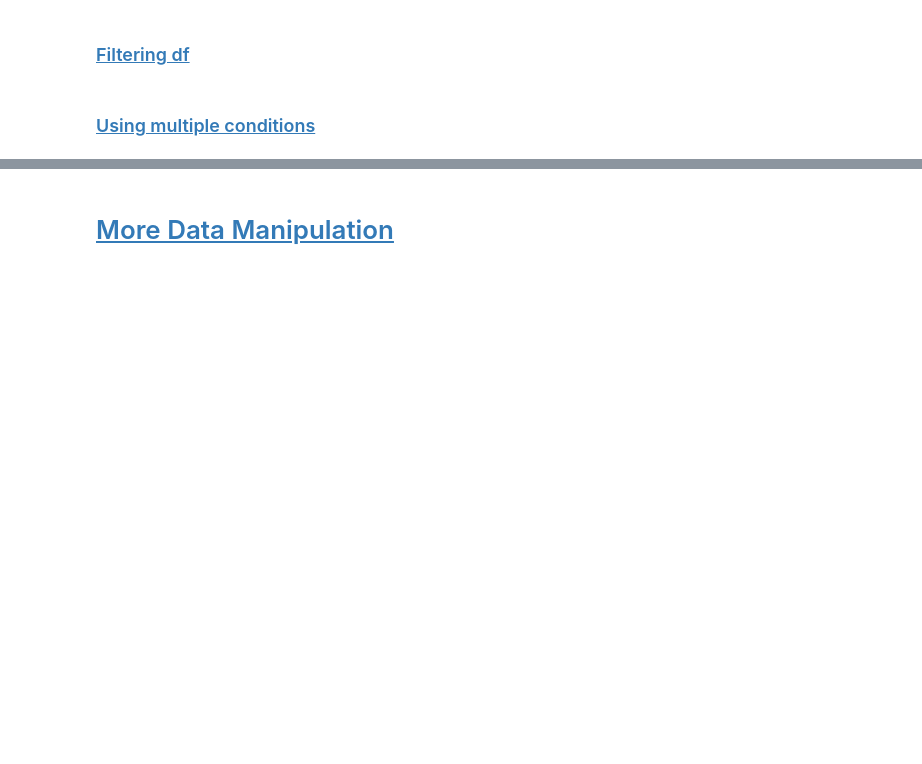
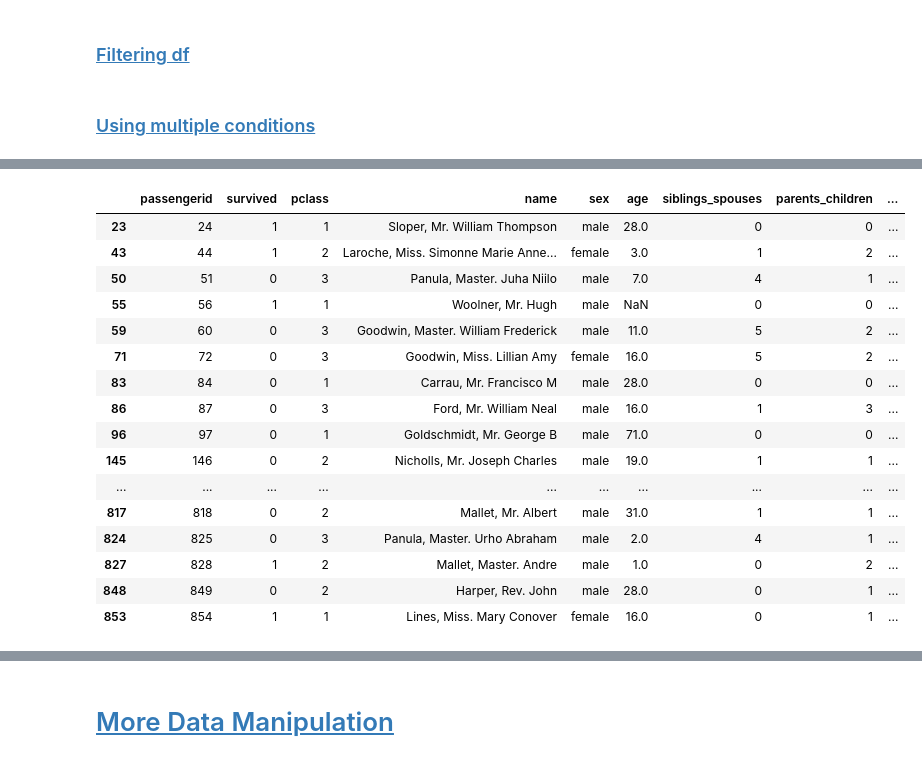
Before and after one commit to TheLazyCactus/ironhack-v4-data-lessons, a Jupyter notebook: cohorts/15_oct_24/02_data_wrangling_and_retrieval/code_along_nb/W3D2_cleaning_and_data_manipulation.ipynb, the cells around one changed output, grey strips where cells are left out. Cells and saved outputs as stored; diff of their text form; code cells hidden in the pictures; blank space fills up the shorter version.

```diff
--- a/cohorts/15_oct_24/02_data_wrangling_and_retrieval/code_along_nb/W3D2_cleaning_and_data_manipulation.ipynb
+++ b/cohorts/15_oct_24/02_data_wrangling_and_retrieval/code_along_nb/W3D2_cleaning_and_data_manipulation.ipynb
@@ -401,0 +1379,10 @@ In order to modify them, we can assign new column names to `df.columns` by doing
+# %%
+# Applying a custom function using apply()
+
+
+def get_yob( age ):
+    """ Receives age and gets year of birth"""
+
+    return 1912 - age
+
+df['yob']  = df['age'].apply(get_yob)
@@ -402,2 +1398,6 @@ In order to modify them, we can assign new column names to `df.columns` by doing
 # %%
 # Test out using lambda
+
+exchange_rate = 0.9877
+
+df['fare'].apply( lambda col_: col_ * exchange_rate)
@@ -403,0 +1417,5 @@ In order to modify them, we can assign new column names to `df.columns` by doing
+# %%
+# How to put transform but not inside of a function
+
+df['euro_fare'] = df['fare'] * exchange_rate
+df.head()
@@ -528,3 +1898,9 @@ df['fare'].mean()
 # boolean operators: and is &, or is |
 
 # fare higher than mean but still lower than 50
+
+# condition_1 -> when person paid above the average fare
+condition_1 = df['fare'] > df['fare'].mean()
+
+# condition_2 -> when person paid below 50 dollars
+condition_2 =  df['fare'] < 50
@@ -530,0 +1920,26 @@ df['fare'].mean()
+# %%
+# When we want to combine the 2 conditions:
+df[ condition_1 & condition_2].head()
+
+# is also the same as writing this:
+
+
+df[ (df['fare'] > df['fare'].mean() ) & ( df['fare'] < 50 )  ]
+# %% [output]
+|  | passengerid | survived | pclass | name | sex | age | siblings_spouses | parents_children | ... |
+| 23 | 24 | 1 | 1 | Sloper, Mr. William Thompson | male | 28.0 | 0 | 0 | ... |
+| 43 | 44 | 1 | 2 | Laroche, Miss. Simonne Marie Anne... | female | 3.0 | 1 | 2 | ... |
+| 50 | 51 | 0 | 3 | Panula, Master. Juha Niilo | male | 7.0 | 4 | 1 | ... |
+| 55 | 56 | 1 | 1 | Woolner, Mr. Hugh | male | NaN | 0 | 0 | ... |
+| 59 | 60 | 0 | 3 | Goodwin, Master. William Frederick | male | 11.0 | 5 | 2 | ... |
+| 71 | 72 | 0 | 3 | Goodwin, Miss. Lillian Amy | female | 16.0 | 5 | 2 | ... |
+| 83 | 84 | 0 | 1 | Carrau, Mr. Francisco M | male | 28.0 | 0 | 0 | ... |
+| 86 | 87 | 0 | 3 | Ford, Mr. William Neal | male | 16.0 | 1 | 3 | ... |
+| 96 | 97 | 0 | 1 | Goldschmidt, Mr. George B | male | 71.0 | 0 | 0 | ... |
+| 145 | 146 | 0 | 2 | Nicholls, Mr. Joseph Charles | male | 19.0 | 1 | 1 | ... |
+| ... | ... | ... | ... | ... | ... | ... | ... | ... | ... |
+| 817 | 818 | 0 | 2 | Mallet, Mr. Albert | male | 31.0 | 1 | 1 | ... |
+| 824 | 825 | 0 | 3 | Panula, Master. Urho Abraham | male | 2.0 | 4 | 1 | ... |
+| 827 | 828 | 1 | 2 | Mallet, Master. Andre | male | 1.0 | 0 | 2 | ... |
+| 848 | 849 | 0 | 2 | Harper, Rev. John | male | 28.0 | 0 | 1 | ... |
+| 853 | 854 | 1 | 1 | Lines, Miss. Mary Conover | female | 16.0 | 0 | 1 | ... |
```
Also changed, not shown: parts of 127 cells of this notebook, 2 other files.
